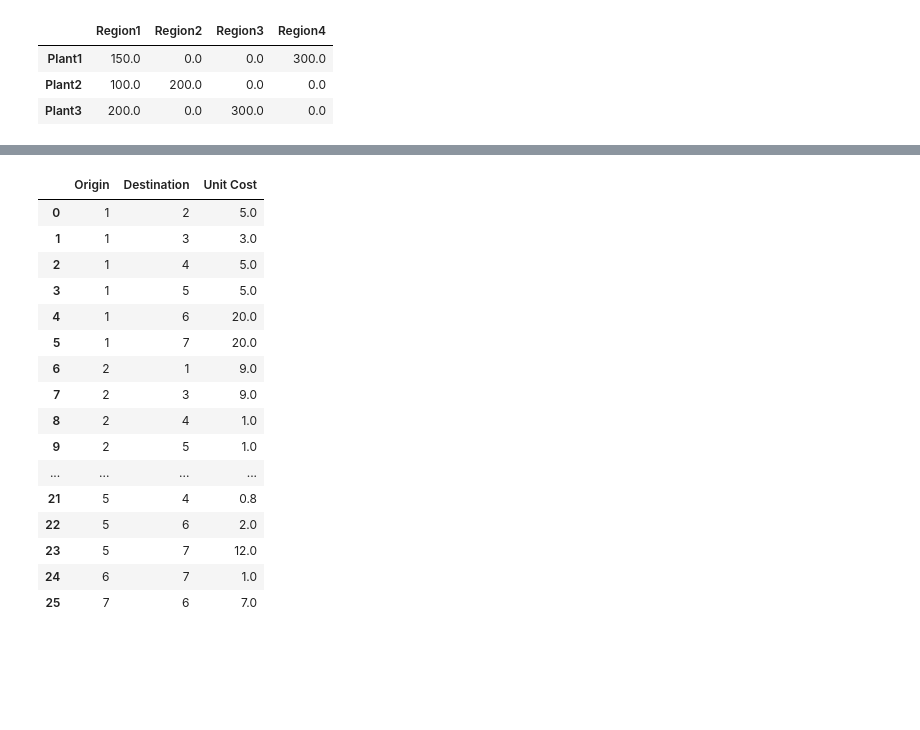
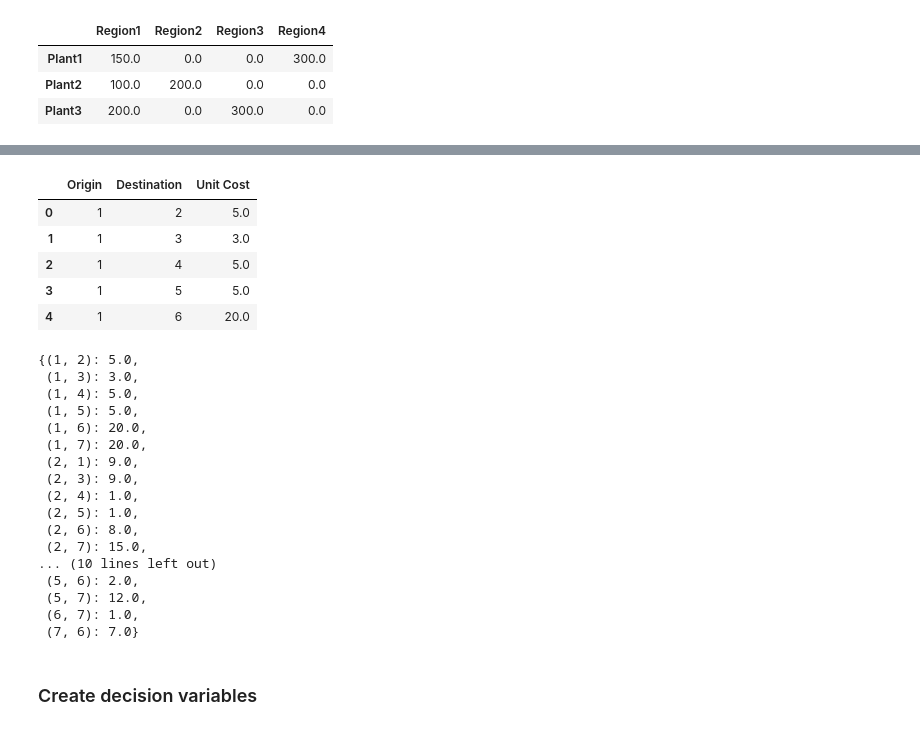
Before and after one commit to tanatiem/prescriptive-analytics, a Jupyter notebook: 03 Network Models.ipynb, the cells around one changed output, grey strips where cells are left out. Drawn from its saved outputs; the diff is of its cells as text; code cells hidden in the pictures; blank space fills up the shorter version.

```diff
--- a/03 Network Models.ipynb
+++ b/03 Network Models.ipynb
@@ -189,21 +163,36 @@ model
 # %%
-df = pd.read_csv('RedBrandLogistics.csv')
-df
+# load available routes and their corresponding unit costs
+df = pd.read_csv('data/RedBrandLogistics.csv')
+df.head()
 # %% [output]
 |  | Origin | Destination | Unit Cost |
 | 0 | 1 | 2 | 5.0 |
 | 1 | 1 | 3 | 3.0 |
 | 2 | 1 | 4 | 5.0 |
 | 3 | 1 | 5 | 5.0 |
 | 4 | 1 | 6 | 20.0 |
-| 5 | 1 | 7 | 20.0 |
-| 6 | 2 | 1 | 9.0 |
-| 7 | 2 | 3 | 9.0 |
-| 8 | 2 | 4 | 1.0 |
-| 9 | 2 | 5 | 1.0 |
-| ... | ... | ... | ... |
-| 21 | 5 | 4 | 0.8 |
-| 22 | 5 | 6 | 2.0 |
-| 23 | 5 | 7 | 12.0 |
-| 24 | 6 | 7 | 1.0 |
-| 25 | 7 | 6 | 7.0 |
+# %%
+# create unit cost dict using arc (route) as a key
+routes = [ (int(r['Origin']), int(r['Destination'])) for i,r in df.iterrows() ]
+costs = { (int(r['Origin']), int(r['Destination'])): r['Unit Cost'] for i, r in df.iterrows() }
+costs
+# %% [output]
+{(1, 2): 5.0,
+ (1, 3): 3.0,
+ (1, 4): 5.0,
+ (1, 5): 5.0,
+ (1, 6): 20.0,
+ (1, 7): 20.0,
+ (2, 1): 9.0,
+ (2, 3): 9.0,
+ (2, 4): 1.0,
+ (2, 5): 1.0,
+ (2, 6): 8.0,
+ (2, 7): 15.0,
+... (10 lines left out)
+ (5, 6): 2.0,
+ (5, 7): 12.0,
+ (6, 7): 1.0,
+ (7, 6): 7.0}
+# %% [markdown]
+### Create decision variables
```
Also changed, not shown: parts of 56 cells of this notebook, 5 other files.
